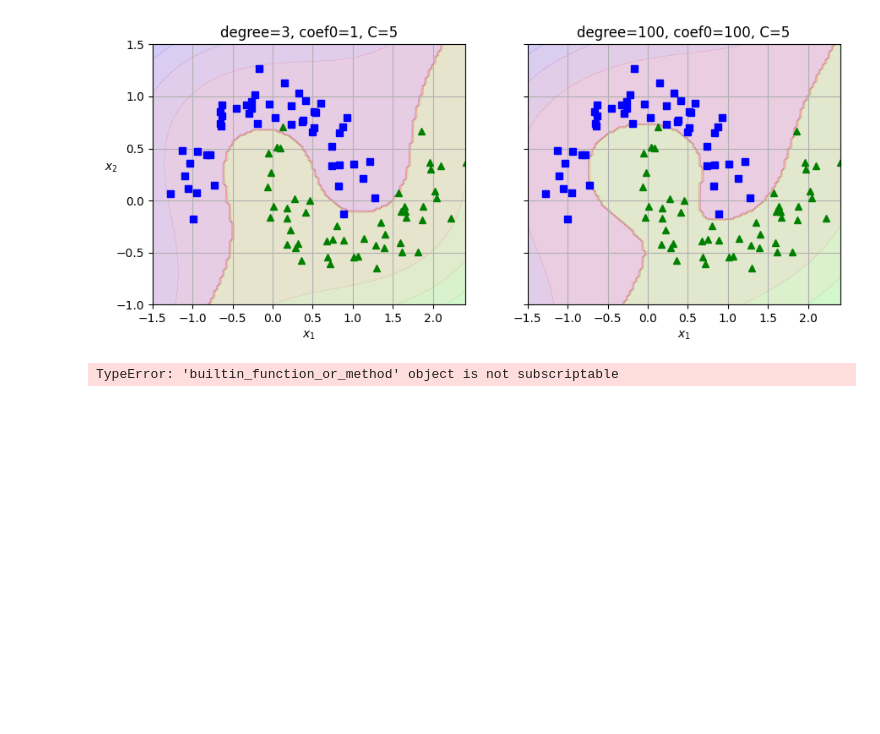
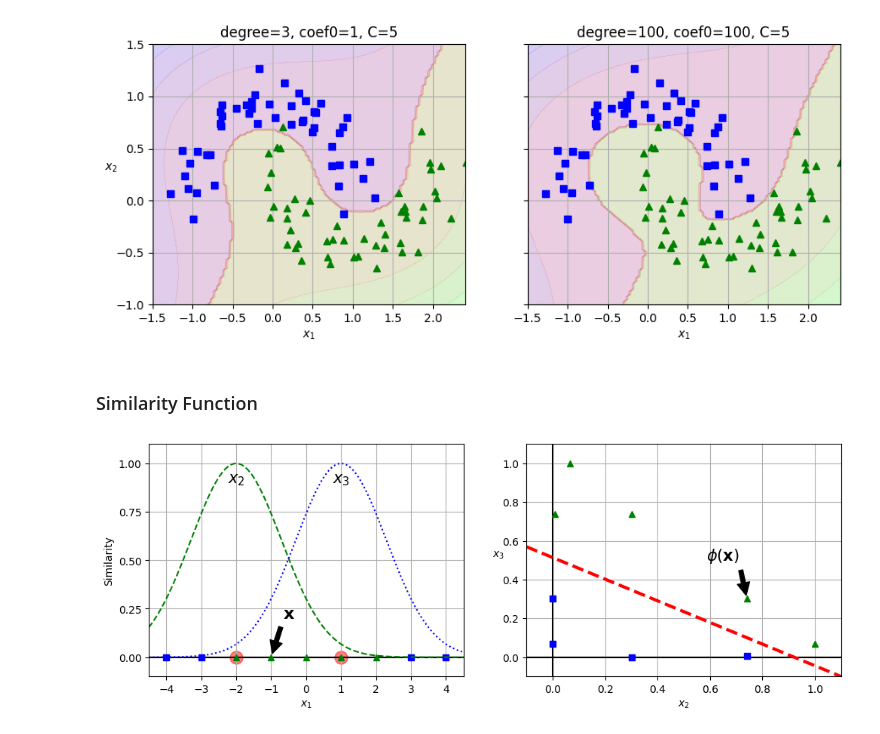
Before and after one commit to sunodmongia/SVM, a Jupyter notebook: svm.ipynb, the cells around one changed output. Cells and saved outputs as stored; diff of their text form; code cells hidden in the pictures; blank space fills up the shorter version.

Commit message:
Similarity Function

```diff
--- a/svm.ipynb
+++ b/svm.ipynb
@@ -342,18 +342,66 @@ plt.ylabel("")
 plt.show()
 # %% [output]
 [figure]
+# %% [markdown]
+### Similarity Function
 # %%
 def gaussian_rbf(x, landmark, gamma):
     return np.exp(-gamma * np.linalg.norm(x - landmark, axis=1) ** 2)
 
 
 gamma = 0.3
 
 x1s = np.linspace(-4.5, 4.5, 200).reshape(-1, 1)
 x2s = gaussian_rbf(x1s, -2, gamma)
 x3s = gaussian_rbf(x1s, 1, gamma)
 
 XK = np.c_[gaussian_rbf(X1D, -2, gamma), gaussian_rbf(X1D, 1, gamma)]
-yk = np.array[(0, 0, 1, 1, 1, 1, 0, 0)]
+yk = np.array([0, 0, 1, 1, 1, 1, 1, 0, 0])
+
+plt.figure(figsize=(10.5, 4))
+
+plt.subplot(121)
+plt.grid()
+plt.axhline(y=0, color="k")
+plt.scatter(x=[-2, 1], y=[0, 0], s=150, alpha=0.5, c="red")
+plt.plot(X1D[:, 0][yk == 0], np.zeros(4), "bs")
+plt.plot(X1D[:, 0][yk == 1], np.zeros(5), "g^")
+plt.plot(x1s, x2s, "g--")
+plt.plot(x1s, x3s, "b:")
+plt.gca().get_yaxis().set_ticks([0, 0.25, 0.5, 0.75, 1])
+plt.xlabel("$x_1$")
+plt.ylabel("Similarity")
+plt.annotate(
+    r"$\mathbf{x}$",
+    xy=(X1D[3, 0], 0),
+    xytext=(-0.5, 0.20),
+    ha="center",
+    arrowprops=dict(facecolor="black", shrink=0.1),
+    fontsize=16,
+)
+plt.text(-2, 0.9, "$x_2$", ha="center", fontsize=15)
+plt.text(1, 0.9, "$x_3$", ha="center", fontsize=15)
+plt.axis([-4.5, 4.5, -0.1, 1.1])
+
+plt.subplot(122)
+plt.grid()
+plt.axhline(y=0, color="k")
+plt.axvline(x=0, color="k")
+plt.plot(XK[:, 0][yk == 0], XK[:, 1][yk == 0], "bs")
+plt.plot(XK[:, 0][yk == 1], XK[:, 1][yk == 1], "g^")
+plt.xlabel("$x_2$")
+plt.ylabel("$x_3$", rotation=0)
+plt.annotate(
+    r"$\phi\left(\mathbf{x}\right)$",
+    xy=(XK[3, 0], XK[3, 1]),
+    xytext=(0.65, 0.50),
+    ha="center",
+    arrowprops=dict(facecolor="black", shrink=0.1),
+    fontsize=15,
+)
+plt.plot([-0.1, 1.1], [0.57, -0.1], "r--", linewidth=3)
+plt.axis([-0.1, 1.1, -0.1, 1.1])
+plt.subplots_adjust(right=1)
+plt.show()
 # %% [output]
-TypeError: 'builtin_function_or_method' object is not subscriptable
+[figure, added]
```
